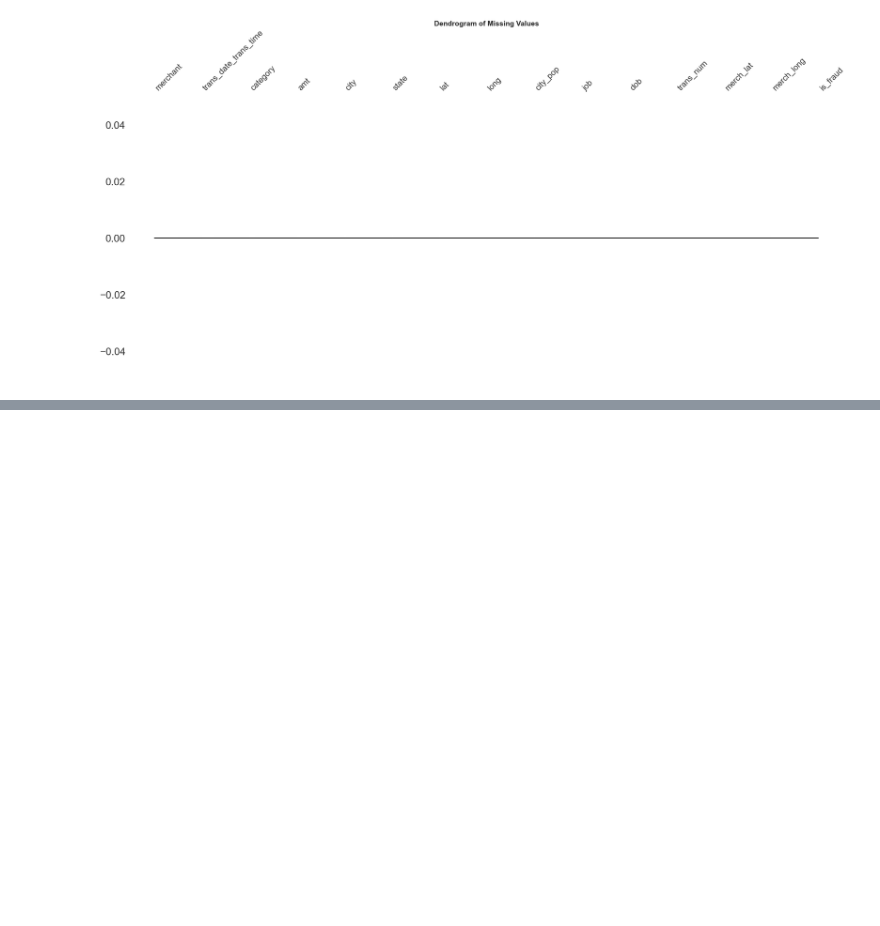
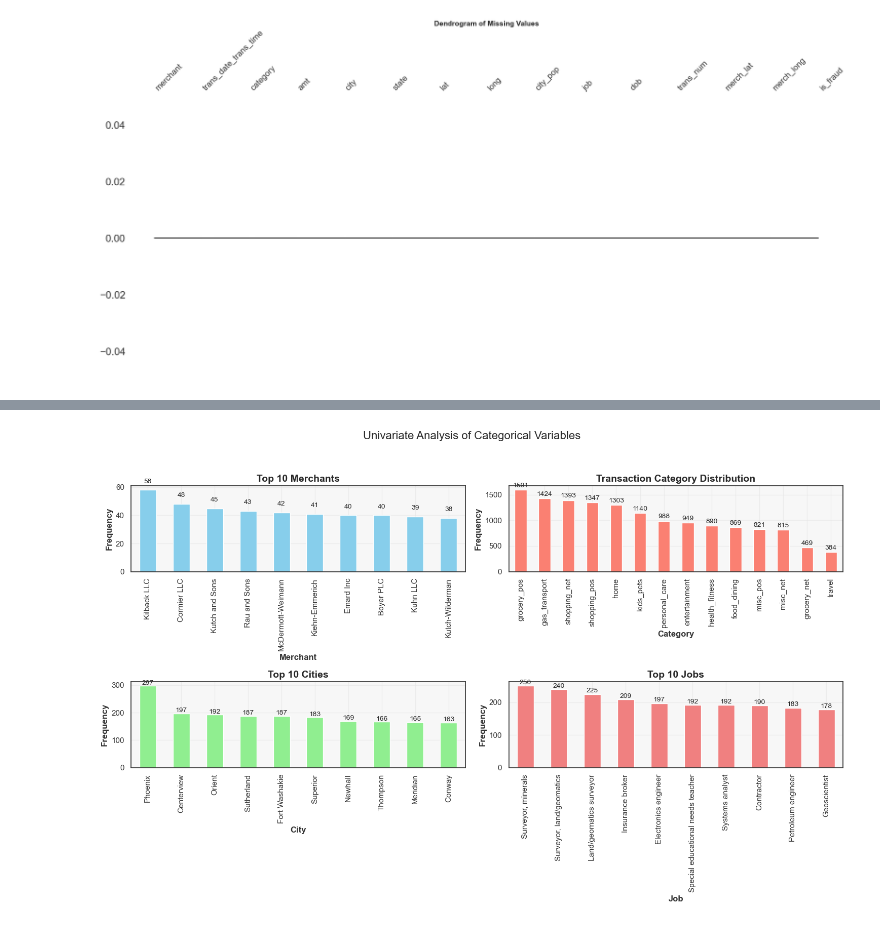
Before and after one commit to evanhfw/Gelar-Rasa-2024, a Jupyter notebook: EDA Notebook.ipynb, the cells around one changed output, grey strips where cells are left out. Cells and saved outputs as stored; diff of their text form; code cells hidden in the pictures; blank space fills up the shorter version.

```diff
--- a/EDA Notebook.ipynb
+++ b/EDA Notebook.ipynb
@@ -179,20 +231,0 @@ plt.show()
-# %%
-categorical_columns = ['merchant', 'category', 'city', 'state', 'job', 'is_fraud']
-
-# First, gather unique value counts for each categorical variable
-unique_value_counts = {col: data[col].nunique() for col in categorical_columns}
-
-# Convert this info into a DataFrame for easier plotting
-unique_value_counts_df = pd.DataFrame(list(unique_value_counts.items()), columns=['Category', 'Unique Values'])
-
-unique_value_counts_df = unique_value_counts_df.sort_values(by='Unique Values', ascending=False)
-
-# Plot unique value counts with labels next to each bar (sorted)
-plt.figure(figsize=(10, 6))
-sns.barplot(data=unique_value_counts_df, x='Unique Values', y='Category')
-for index, value in enumerate(unique_value_counts_df['Unique Values']):
-    plt.text(value, index, f' {value}', va='center')  # Add text labels
-plt.title('Unique Value Counts for Each Categorical Variable (Sorted)')
-plt.xlabel('Number of Unique Values')
-plt.ylabel('Categorical Variables')
-plt.show()
@@ -214,0 +243,51 @@ data['state'].value_counts().sort_values(ascending=True).plot(kind='barh')
+# %%
+# Menambahkan nilai label di atas setiap batang pada bar chart untuk variabel kategori
+
+# Mengatur subplots untuk menampilkan beberapa variabel kategori
+fig, axs = plt.subplots(2, 2, figsize=(15, 10))
+fig.suptitle('Univariate Analysis of Categorical Variables', fontsize=16)
+
+# Plot untuk variabel 'merchant'
+merchant_counts = data['merchant'].value_counts().head(10)
+merchant_counts.plot(kind='bar', ax=axs[0, 0], color='skyblue')
+axs[0, 0].set_title('Top 10 Merchants')  # Judul plot untuk 10 merchant teratas
+axs[0, 0].set_xlabel('Merchant')  # Label sumbu x
+axs[0, 0].set_ylabel('Frequency')  # Label sumbu y
+# Menambahkan label di atas setiap batang
+for i, value in enumerate(merchant_counts):
+    axs[0, 0].text(i, value + 5, f"{value}", ha='center', fontsize=10)
+
+# Plot untuk variabel 'category'
+category_counts = data['category'].value_counts()
+category_counts.plot(kind='bar', ax=axs[0, 1], color='salmon')
+axs[0, 1].set_title('Transaction Category Distribution')  # Judul plot untuk distribusi kategori transaksi
+axs[0, 1].set_xlabel('Category')  # Label sumbu x
+axs[0, 1].set_ylabel('Frequency')  # Label sumbu y
+# Menambahkan label di atas setiap batang
+for i, value in enumerate(category_counts):
+    axs[0, 1].text(i, value + 50, f"{value}", ha='center', fontsize=10)
+
+# Plot untuk variabel 'city'
+city_counts = data['city'].value_counts().head(10)
+city_counts.plot(kind='bar', ax=axs[1, 0], color='lightgreen')
+axs[1, 0].set_title('Top 10 Cities')  # Judul plot untuk 10 kota teratas
+axs[1, 0].set_xlabel('City')  # Label sumbu x
+axs[1, 0].set_ylabel('Frequency')  # Label sumbu y
+# Menambahkan label di atas setiap batang
+for i, value in enumerate(city_counts):
+    axs[1, 0].text(i, value + 5, f"{value}", ha='center', fontsize=10)
+
+# Plot untuk variabel 'job'
+job_counts = data['job'].value_counts().head(10)
+job_counts.plot(kind='bar', ax=axs[1, 1], color='lightcoral')
+axs[1, 1].set_title('Top 10 Jobs')  # Judul plot untuk 10 pekerjaan teratas
+axs[1, 1].set_xlabel('Job')  # Label sumbu x
+axs[1, 1].set_ylabel('Frequency')  # Label sumbu y
+# Menambahkan label di atas setiap batang
+for i, value in enumerate(job_counts):
+    axs[1, 1].text(i, value + 5, f"{value}", ha='center', fontsize=10)
+
+plt.tight_layout(rect=[0, 0.03, 1, 0.95])  # Mengatur layout plot agar lebih rapi
+plt.show()  # Menampilkan plot
+# %% [output]
+[figure, added]
```
Also changed, not shown: parts of 42 cells of this notebook, 18 other files.
